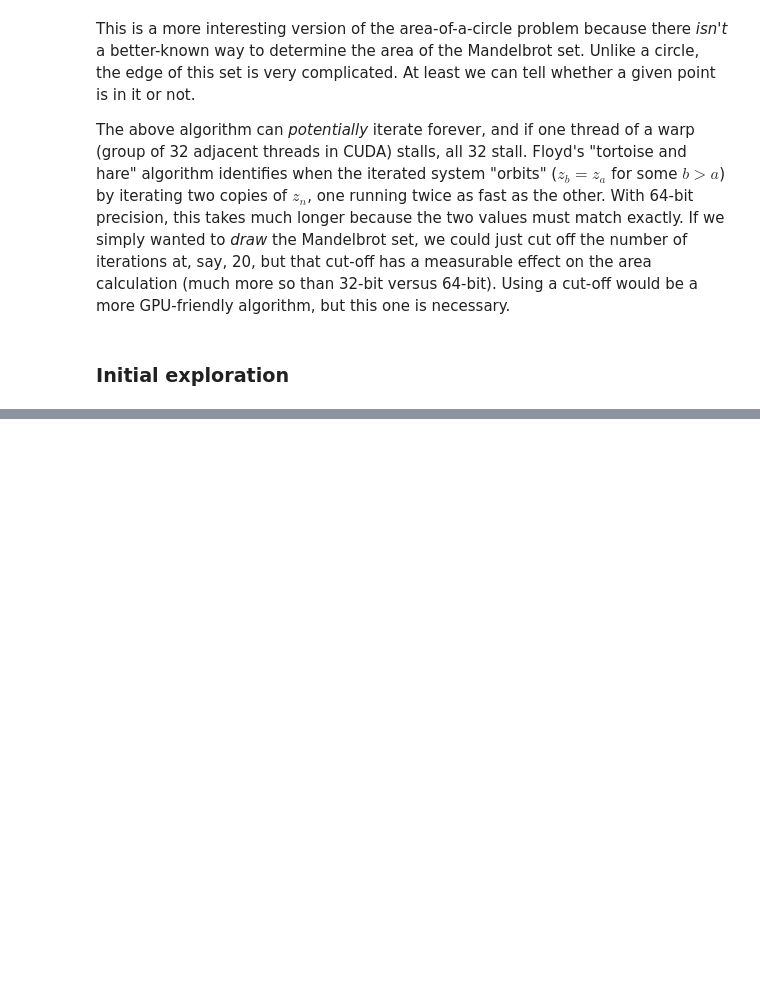
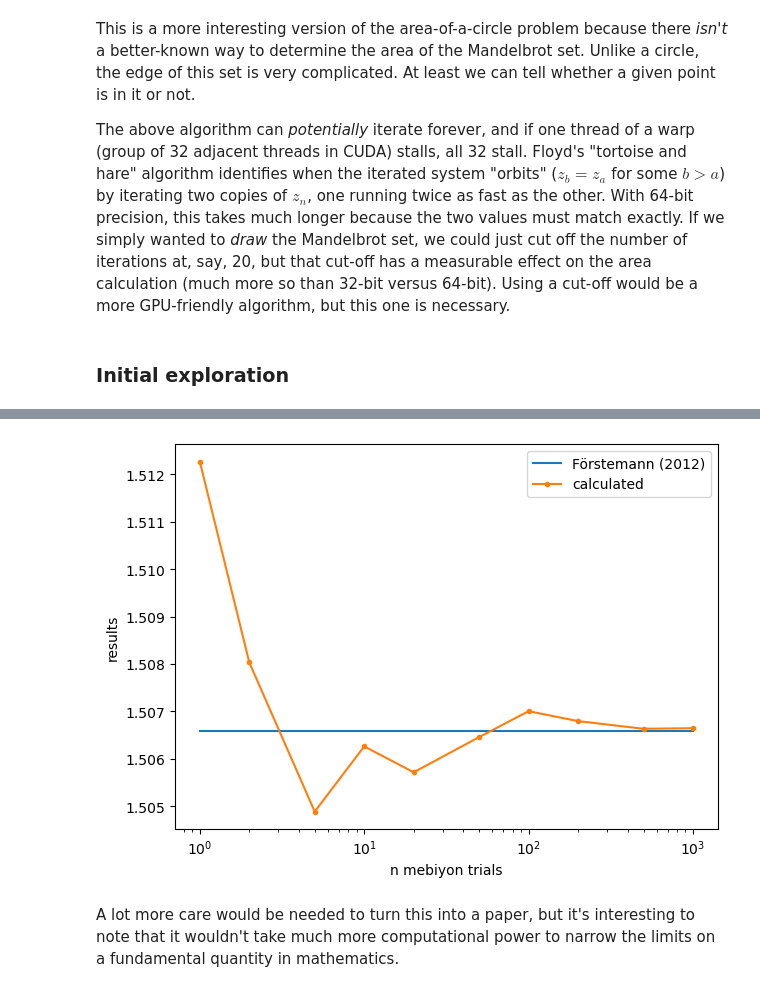
Before and after one commit to jpivarski-talks/2023-11-02-atlas-gpu-python-tutorial, a Jupyter notebook: solutions/project-2-compute-area.ipynb, the cells around one changed output, grey strips where cells are left out. Cells and saved outputs as stored; diff of their text form; code cells hidden in the pictures; blank space fills up the shorter version.

```diff
--- a/solutions/project-2-compute-area.ipynb
+++ b/solutions/project-2-compute-area.ipynb
@@ -355,0 +389,23 @@ The above algorithm can _potentially_ iterate forever, and if one thread of a wa
+# %%
+@nb.cuda.jit
+def count_mandelbrot_many_times(rng_states, num_trials, num_in_set):
+    thread_idx = nb.cuda.grid(1)
+    for _ in range(num_trials):
+        x = xoroshiro128p_uniform_float32(rng_states, thread_idx)*3 - 2
+        y = xoroshiro128p_uniform_float32(rng_states, thread_idx)*3 - 3/2
+        if is_in_mandelbrot(x, y):
+            num_in_set[thread_idx] += 1
+
+def compute_mandelbrot_area(num_total_trials, seed):
+    num_threads = 1024
+    num_blocks = 1024
+    num_trials = num_total_trials // (num_threads * num_blocks)
+    assert num_trials > 0
+    assert num_trials * num_threads * num_blocks == num_total_trials
+
+    rng_states = create_xoroshiro128p_states(num_threads * num_blocks, seed=seed)
+    num_in_set = cp.zeros(num_threads * num_blocks, dtype=np.int32)
+
+    count_mandelbrot_many_times[num_blocks, num_threads](rng_states, num_trials, num_in_set)
+
+    return float(9 * num_in_set.sum() / num_total_trials)
@@ -355,0 +426,6 @@ The above algorithm can _potentially_ iterate forever, and if one thread of a wa
+# %%
+n_mebiyon = [1, 2, 5, 10, 20, 50, 100, 200, 500, 1000]
+results = []
+for n in n_mebiyon:
+    print(f"{n} mebiyon trials")
+    results.append(compute_mandelbrot_area(n * 1024**2, starting_seed()))
@@ -355,0 +443,14 @@ The above algorithm can _potentially_ iterate forever, and if one thread of a wa
+# %%
+fig, ax = plt.subplots(figsize=(7, 5))
+
+ax.plot([n_mebiyon[0], n_mebiyon[-1]], [1.50659] * 2, label="Förstemann (2012)")
+ax.plot(n_mebiyon[:len(results)], results, marker=".", label="calculated")
+
+ax.set_xlabel("n mebiyon trials")
+ax.set_ylabel("results")
+ax.set_xscale("log")
+ax.legend();
+# %% [output]
+[figure, added]
+# %% [markdown]
+A lot more care would be needed to turn this into a paper, but it's interesting to note that it wouldn't take much more computational power to narrow the limits on a fundamental quantity in mathematics.
```
Also changed, not shown: parts of 19 cells of this notebook.
